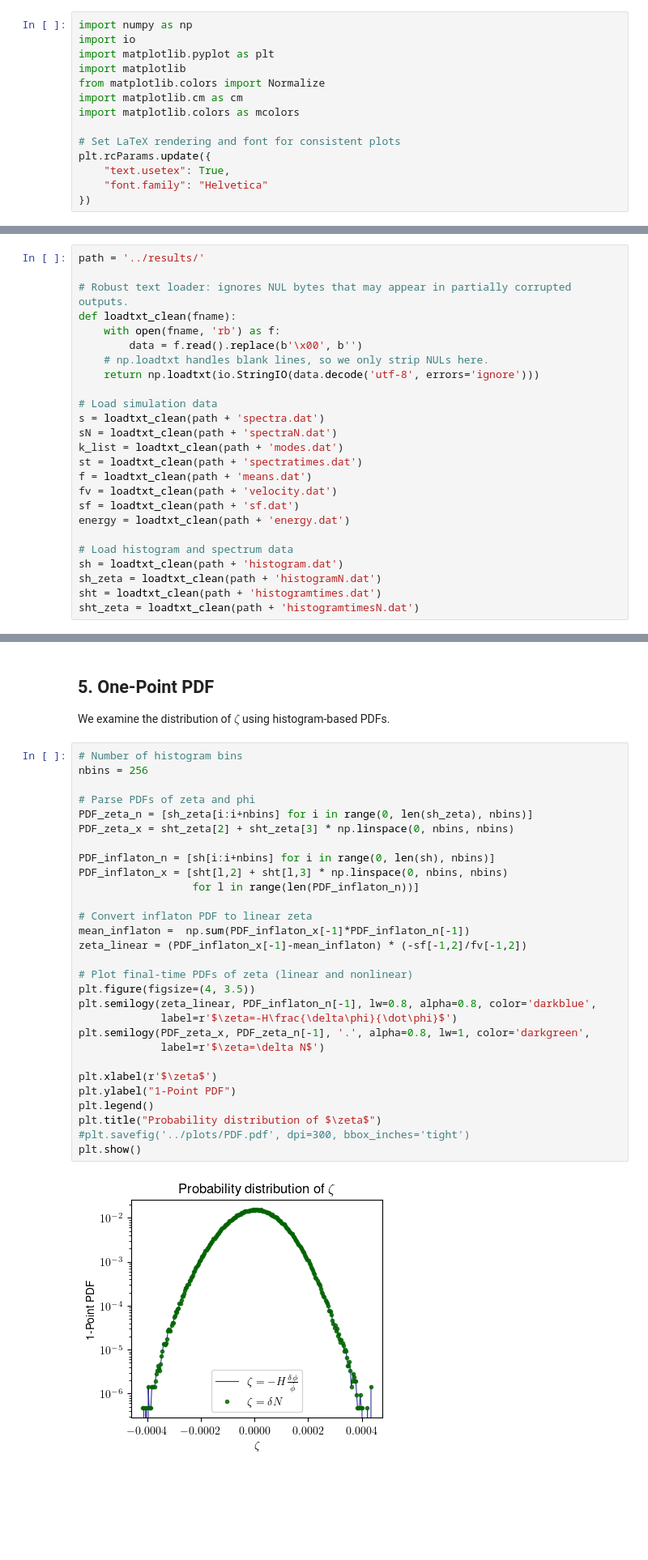
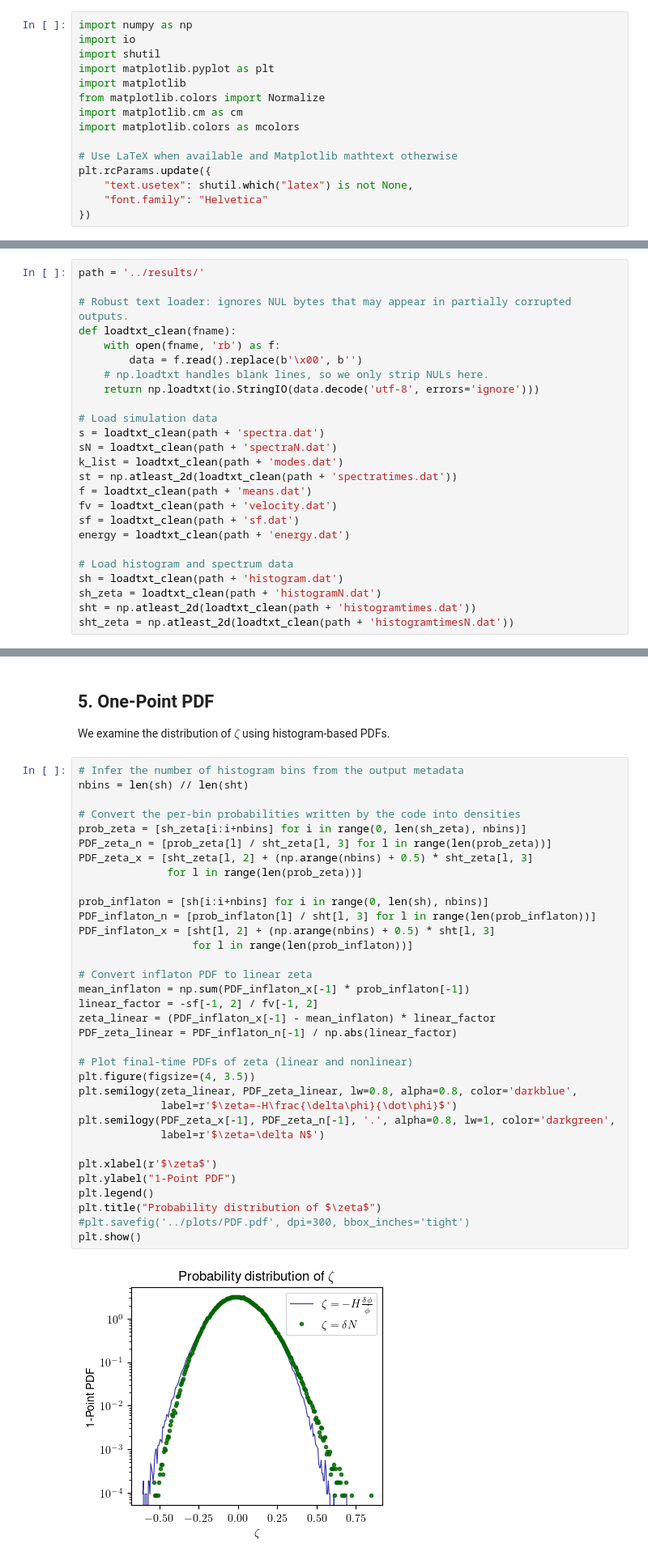
Before and after one commit to caravangelo/inflation-easy, a Jupyter notebook: notebooks/plot.ipynb, the cells around one changed output, grey strips where cells are left out. Shown at 81% size. Drawn from its saved outputs; the diff is of its cells as text; blank space fills up the shorter version.

```diff
--- a/notebooks/plot.ipynb
+++ b/notebooks/plot.ipynb
@@ -9,15 +11,16 @@ We begin by importing the necessary Python libraries and setting up the plotting
 # %%
 import numpy as np
 import io
+import shutil
 import matplotlib.pyplot as plt
 import matplotlib
 from matplotlib.colors import Normalize
 import matplotlib.cm as cm
 import matplotlib.colors as mcolors
 
-# Set LaTeX rendering and font for consistent plots
+# Use LaTeX when available and Matplotlib mathtext otherwise
 plt.rcParams.update({
-    "text.usetex": True,
+    "text.usetex": shutil.which("latex") is not None,
     "font.family": "Helvetica"
 })
 # %% [markdown]
@@ -37,7 +40,7 @@ def loadtxt_clean(fname):
 s = loadtxt_clean(path + 'spectra.dat')
 sN = loadtxt_clean(path + 'spectraN.dat')
 k_list = loadtxt_clean(path + 'modes.dat')
-st = loadtxt_clean(path + 'spectratimes.dat')
+st = np.atleast_2d(loadtxt_clean(path + 'spectratimes.dat'))
 f = loadtxt_clean(path + 'means.dat')
 fv = loadtxt_clean(path + 'velocity.dat')
 sf = loadtxt_clean(path + 'sf.dat')
@@ -46,8 +49,8 @@ energy = loadtxt_clean(path + 'energy.dat')
 # Load histogram and spectrum data
 sh = loadtxt_clean(path + 'histogram.dat')
 sh_zeta = loadtxt_clean(path + 'histogramN.dat')
-sht = loadtxt_clean(path + 'histogramtimes.dat')
-sht_zeta = loadtxt_clean(path + 'histogramtimesN.dat')
+sht = np.atleast_2d(loadtxt_clean(path + 'histogramtimes.dat'))
+sht_zeta = np.atleast_2d(loadtxt_clean(path + 'histogramtimesN.dat'))
 # %% [markdown]
 ## 3. Inflaton Mean and Velocity
 We analyze how the mean inflaton field $\langle\phi\rangle$ and its velocity $\langle\dot\phi\rangle$ evolve during the simulation.
@@ -160,36 +163,41 @@ plt.show()
 ## 5. One-Point PDF
 We examine the distribution of $\zeta$ using histogram-based PDFs.
 # %%
-# Number of histogram bins
-nbins = 256
+# Infer the number of histogram bins from the output metadata
+nbins = len(sh) // len(sht)
 
-# Parse PDFs of zeta and phi
-PDF_zeta_n = [sh_zeta[i:i+nbins] for i in range(0, len(sh_zeta), nbins)]
-PDF_zeta_x = sht_zeta[2] + sht_zeta[3] * np.linspace(0, nbins, nbins)
+# Convert the per-bin probabilities written by the code into densities
+prob_zeta = [sh_zeta[i:i+nbins] for i in range(0, len(sh_zeta), nbins)]
+PDF_zeta_n = [prob_zeta[l] / sht_zeta[l, 3] for l in range(len(prob_zeta))]
+PDF_zeta_x = [sht_zeta[l, 2] + (np.arange(nbins) + 0.5) * sht_zeta[l, 3]
+              for l in range(len(prob_zeta))]
 
-PDF_inflaton_n = [sh[i:i+nbins] for i in range(0, len(sh), nbins)]
-PDF_inflaton_x = [sht[l,2] + sht[l,3] * np.linspace(0, nbins, nbins)
-                  for l in range(len(PDF_inflaton_n))]
+prob_inflaton = [sh[i:i+nbins] for i in range(0, len(sh), nbins)]
+PDF_inflaton_n = [prob_inflaton[l] / sht[l, 3] for l in range(len(prob_inflaton))]
+PDF_inflaton_x = [sht[l, 2] + (np.arange(nbins) + 0.5) * sht[l, 3]
+                  for l in range(len(prob_inflaton))]
 
 # Convert inflaton PDF to linear zeta
-mean_inflaton =  np.sum(PDF_inflaton_x[-1]*PDF_inflaton_n[-1])
-zeta_linear = (PDF_inflaton_x[-1]-mean_inflaton) * (-sf[-1,2]/fv[-1,2])
+mean_inflaton = np.sum(PDF_inflaton_x[-1] * prob_inflaton[-1])
+linear_factor = -sf[-1, 2] / fv[-1, 2]
+zeta_linear = (PDF_inflaton_x[-1] - mean_inflaton) * linear_factor
+PDF_zeta_linear = PDF_inflaton_n[-1] / np.abs(linear_factor)
 
 # Plot final-time PDFs of zeta (linear and nonlinear)
 plt.figure(figsize=(4, 3.5))
-plt.semilogy(zeta_linear, PDF_inflaton_n[-1], lw=0.8, alpha=0.8, color='darkblue',
+plt.semilogy(zeta_linear, PDF_zeta_linear, lw=0.8, alpha=0.8, color='darkblue',
              label=r'$\zeta=-H\frac{\delta\phi}{\dot\phi}$')
-plt.semilogy(PDF_zeta_x, PDF_zeta_n[-1], '.', alpha=0.8, lw=1, color='darkgreen',
+plt.semilogy(PDF_zeta_x[-1], PDF_zeta_n[-1], '.', alpha=0.8, lw=1, color='darkgreen',
              label=r'$\zeta=\delta N$')
 
 plt.xlabel(r'$\zeta$')
 plt.ylabel("1-Point PDF")
 plt.legend()
 plt.title("Probability distribution of $\zeta$")
 #plt.savefig('../plots/PDF.pdf', dpi=300, bbox_inches='tight')
 plt.show()
 # %% [output]
-[figure, old version]
+[figure, new version]
 # %% [markdown]
 We can also plot the PDF of $\delta\phi$ at different times
 # %%
```
Also changed, not shown: parts of 9 cells of this notebook, 36 other files.
